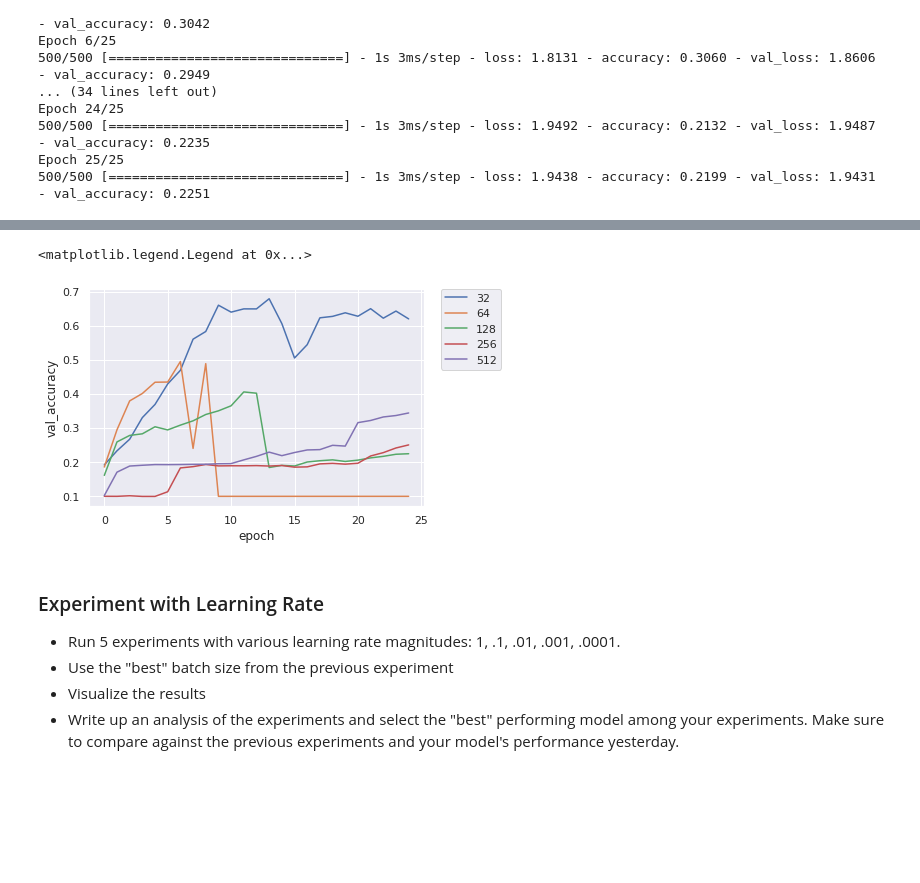
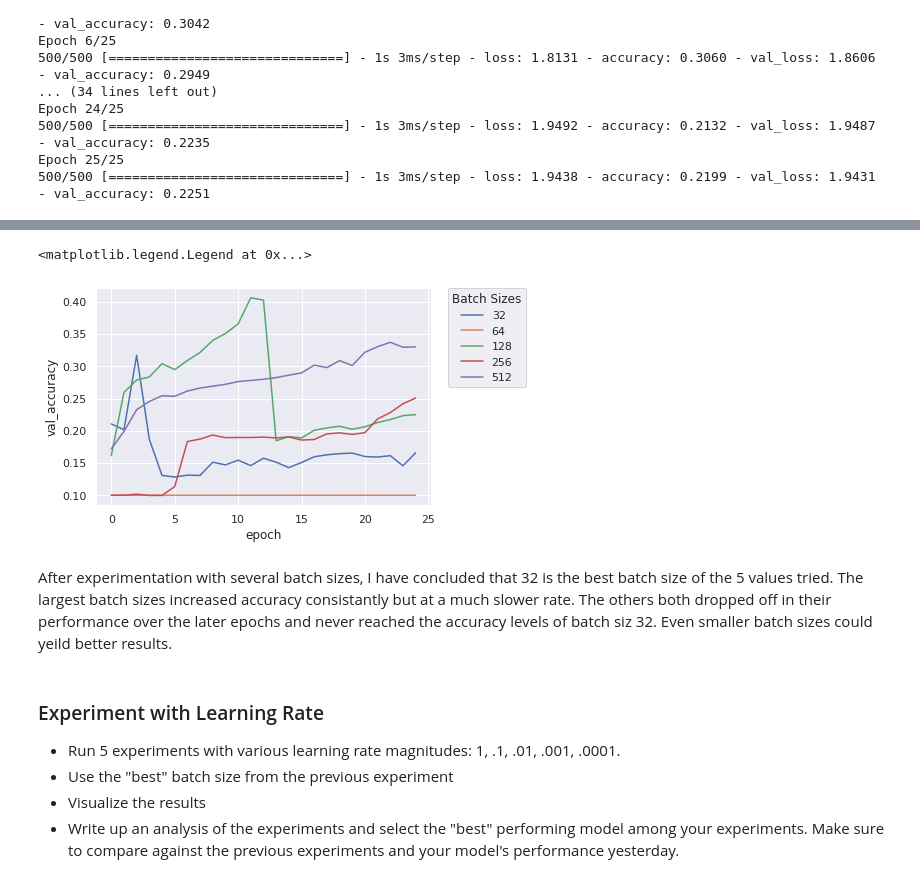
Before and after one commit to DoctorDroid/NN, a Jupyter notebook: module2-Train/LS_DS_422_Train_Assignment.ipynb, the cells around one changed output, grey strips where cells are left out. Saved outputs shown, nothing was run; the diff lists cells and outputs as text; code cells hidden in the pictures; blank space fills up the shorter version.

```diff
--- a/module2-Train/LS_DS_422_Train_Assignment.ipynb
+++ b/module2-Train/LS_DS_422_Train_Assignment.ipynb
@@ -104,5 +109,5 @@ Epoch 25/25
 # %%
-model = create_model(lr = 0.01, opt = SGD(learning_rate=0.01))
+model = create_model(lr = 0.01, opt = SGD)
 bt_large = model.fit(
     X_train, y_train,
     epochs=25,
@@ -127,7 +132,7 @@ Epoch 24/25
 Epoch 25/25
 250/250 [==============================] - 1s 4ms/step - loss: 1.9381 - accuracy: 0.2451 - val_loss: 1.9438 - val_accuracy: 0.2509
 # %%
-model = create_model(lr = 0.01, opt = SGD(learning_rate=0.01))
+model = create_model(lr = 0.01, opt = SGD)
 bt_default = model.fit(
     X_train, y_train,
     epochs=25,
@@ -152,7 +157,7 @@ Epoch 24/25
 Epoch 25/25
 500/500 [==============================] - 1s 3ms/step - loss: 1.9438 - accuracy: 0.2199 - val_loss: 1.9431 - val_accuracy: 0.2251
 # %%
-model = create_model(lr = 0.01, opt = SGD(learning_rate=0.01))
+model = create_model(lr = 0.01, opt = SGD)
 bt_small = model.fit(
     X_train, y_train,
     epochs=25,
@@ -179,6 +184,6 @@ Epoch 25/25
 # %%
 lr = 0.01
-model = create_model(lr = lr, opt = SGD(learning_rate=lr))
+model = create_model(lr = lr, opt = SGD)
 bt_smallest = model.fit(
     X_train, y_train,
     epochs=25,
@@ -205,19 +210,25 @@ Epoch 25/25
 # %%
 batch_sizes = []
 for exp, result in zip([bt_smallest, bt_small, bt_default, bt_large, bt_largest], ["32", "64", "128", "256", "512"]):
     df = pd.DataFrame.from_dict(exp.history)
     df['epoch'] = df.index.values
     df['Batch Size'] = result
     batch_sizes.append(df)
 df = pd.concat(batch_sizes)
 df['Batch Size'] = df['Batch Size'].astype('str')
 
 sns.set(style="darkgrid")
 sns.lineplot(x='epoch', y='val_accuracy', hue = 'Batch Size', data=df)
-plt.legend(bbox_to_anchor=(1.05, 1), loc=2, borderaxespad=0.)
+plt.legend(bbox_to_anchor=(1.05, 1), loc=2, borderaxespad=0, title = 'Batch Sizes')
 # %% [output]
 <matplotlib.legend.Legend at 0x...>
-[figure, old version]
+[figure, new version]
+# %% [markdown]
+After experimentation with several batch sizes, I have concluded that 32 is the best
+batch size of the 5 values tried. The largest batch sizes increased accuracy consistantly
+but at a much slower rate. The others both dropped off in their performance over the
+later epochs and never reached the accuracy levels of batch siz 32. Even smaller batch
+sizes could yeild better results.
 # %% [markdown]
 ### Experiment with Learning Rate
 * Run 5 experiments with various learning rate magnitudes: 1, .1, .01, .001, .0001.
```
Also changed, not shown: parts of 35 cells of this notebook.
